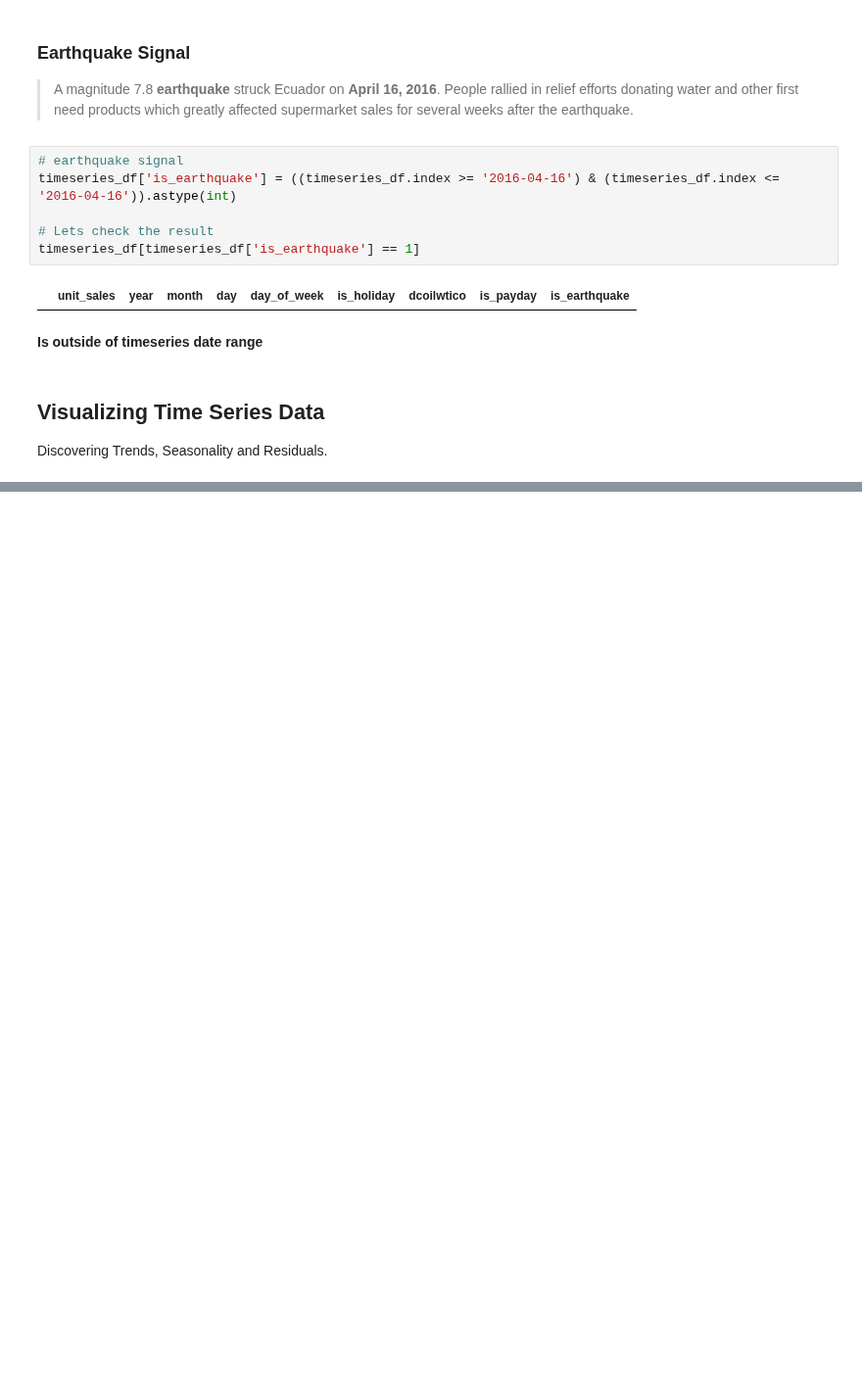
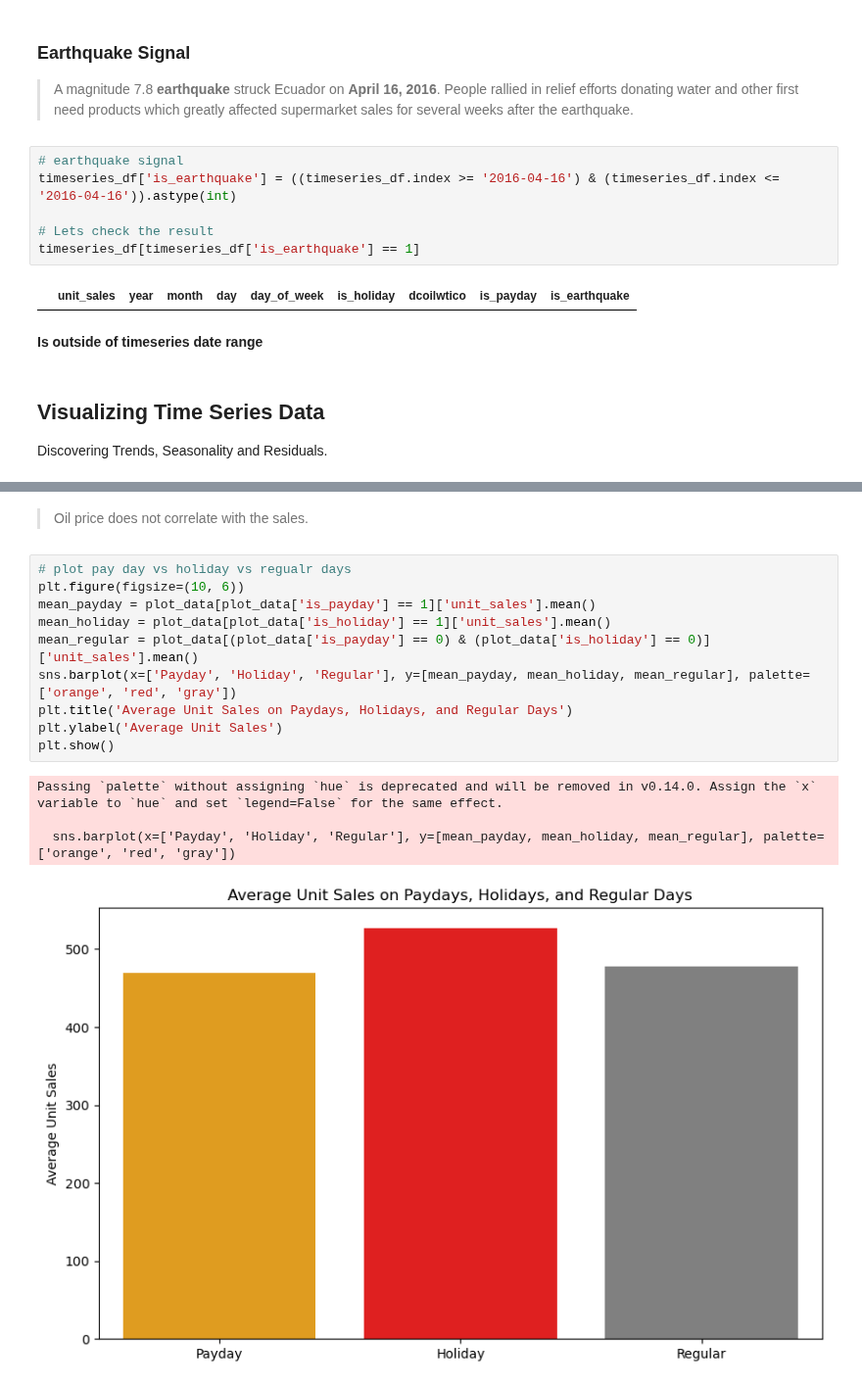
Before and after one commit to Moritz-Binder/corporacion_favorita_grocery_sales_forecasting, a Jupyter notebook: ipynb/EDA.ipynb, the cells around one changed output, grey strips where cells are left out. Shown at 98% size. Drawn from its saved outputs; the diff is of its cells as text; blank space fills up the shorter version.

```diff
--- a/ipynb/EDA.ipynb
+++ b/ipynb/EDA.ipynb
@@ -396,0 +489,17 @@ Discovering Trends, Seasonality and Residuals.
+# %% [markdown]
+> Oil price does not correlate with the sales.
+# %%
+# plot pay day vs holiday vs regualr days
+plt.figure(figsize=(10, 6))
+mean_payday = plot_data[plot_data['is_payday'] == 1]['unit_sales'].mean()
+mean_holiday = plot_data[plot_data['is_holiday'] == 1]['unit_sales'].mean()
+mean_regular = plot_data[(plot_data['is_payday'] == 0) & (plot_data['is_holiday'] == 0)]['unit_sales'].mean()
+sns.barplot(x=['Payday', 'Holiday', 'Regular'], y=[mean_payday, mean_holiday, mean_regular], palette=['orange', 'red', 'gray'])
+plt.title('Average Unit Sales on Paydays, Holidays, and Regular Days')
+plt.ylabel('Average Unit Sales')
+plt.show()
+# %% [output]
+Passing `palette` without assigning `hue` is deprecated and will be removed in v0.14.0. Assign the `x` variable to `hue` and set `legend=False` for the same effect.
+
+  sns.barplot(x=['Payday', 'Holiday', 'Regular'], y=[mean_payday, mean_holiday, mean_regular], palette=['orange', 'red', 'gray'])
+[figure, added]
```
Also changed, not shown: parts of 20 cells of this notebook.
